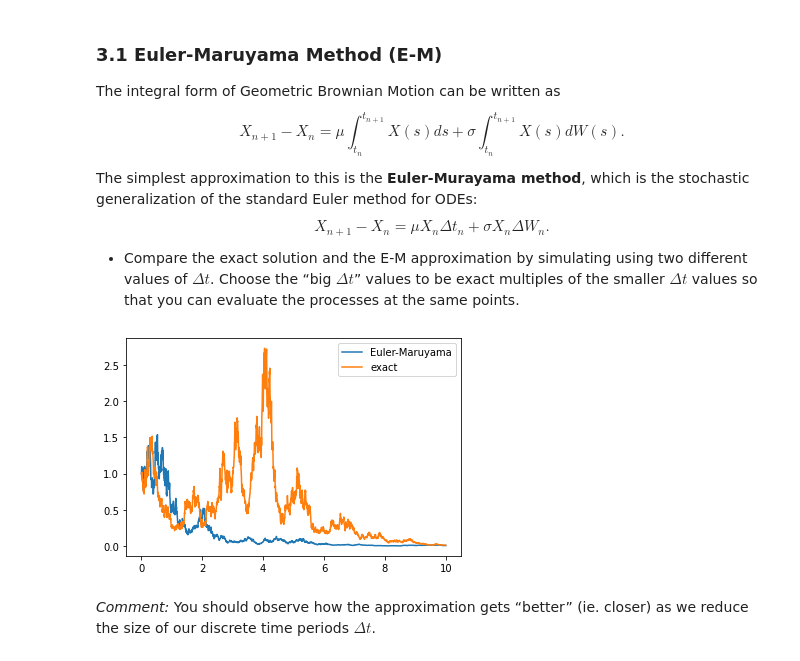
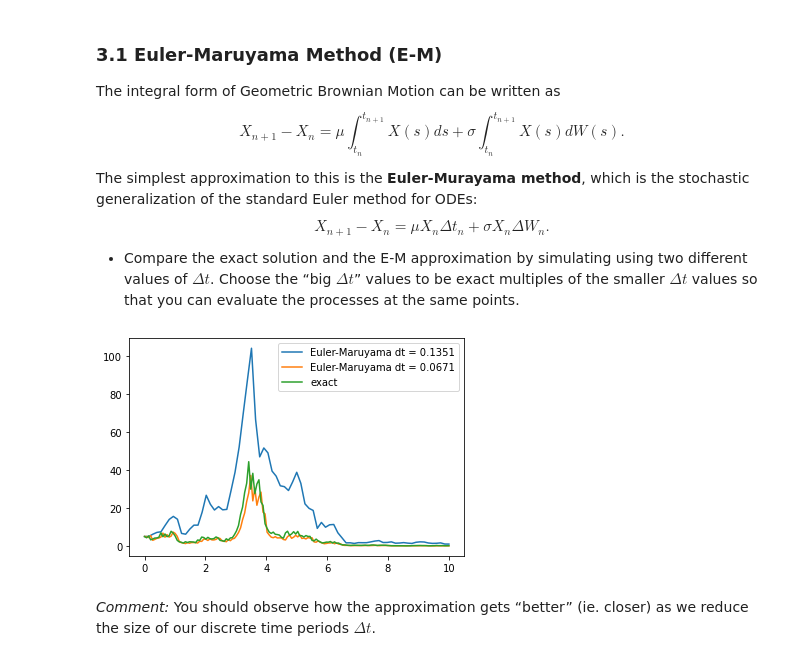
Before and after one commit to cima22/stochastic_modelling_and_simulation, a Jupyter notebook: sde/Homework_SDE.ipynb, the cells around one changed output. Saved outputs shown, nothing was run; the diff lists cells and outputs as text; code cells hidden in the pictures.

```diff
--- a/sde/Homework_SDE.ipynb
+++ b/sde/Homework_SDE.ipynb
@@ -341,8 +344,6 @@ def euler_maruyama(T, discr_points, x0, mu, sigma, delta_w = None):
     x = np.zeros(discr_points,dtype=float)
     x[0] = x0
 
-    delta_w = delta_noise_sequence(T,discr_points)[1:]
-
     for n in range(discr_points - 1):
         x[n + 1] = (1. + mu*dt + sigma*delta_w[n]) * x[n]
 
@@ -377,6 +378,7 @@ def exact(T, discr_points, x0, mu, sigma, delta_w = None):
         Matrix representing the n paths. Every row is a path, every comlumn a time step.
     """
 
+    t = np.linspace(0,T,discr_points)
     x = np.zeros(discr_points)
     x[0] = x0
 
@@ -391,22 +393,28 @@ def exact(T, discr_points, x0, mu, sigma, delta_w = None):
     x[1:] = x0*np.exp((mu - (sigma**2)/2)*t[1:] + sigma*w[1:])
 
     return x
-# %%
-T = 10
-n_points = 2000
-t = np.linspace(0,T,n_points)
-delta_w = delta_noise_sequence(T,n_points)
-x0 = 1
-mu = 0
-sigma = 1
-
-x = euler_maruyama(T, n_points, x0, mu, sigma, delta_w)
-plt.plot(t,x,label="Euler-Maruyama")
-ex = exact(T, n_points, x0, mu, sigma, delta_w)
-plt.plot(t,ex,label="exact")
-_ = plt.legend()
-# %% [output]
-[figure, removed]
+# %%
+T = 10
+n_points_1 = 75
+n_points_2 = 150
+t_1 = np.linspace(0,T,n_points_1)
+t_2 = np.linspace(0,T,n_points_2)
+dt_1 = round(T / (n_points_1 - 1), 4)
+dt_2 = round(T / (n_points_2 - 1), 4)
+
+delta_w = delta_noise_sequence(T,n_points_2)
+
+x_1 = euler_maruyama(T, n_points_1, x0, mu, sigma, delta_w[0:150:2])
+x_2 = euler_maruyama(T, n_points_2, x0, mu, sigma, delta_w)
+ex = exact(T, n_points_2, x0, mu, sigma, delta_w)
+
+plt.plot(t_1,x_1,label="Euler-Maruyama dt = " + str(dt_1))
+plt.plot(t_2,x_2,label="Euler-Maruyama dt = " + str(dt_2))
+plt.plot(t_2,ex,label="exact")
+
+_ = plt.legend()
+# %% [output]
+[figure, added]
 # %% [markdown]
 *Comment:* You should observe how the approximation gets “better” (ie. closer) as we reduce the size of our discrete time periods $\Delta t$.
 # %% [markdown]
```
Also changed, not shown: parts of 4 cells of this notebook.
